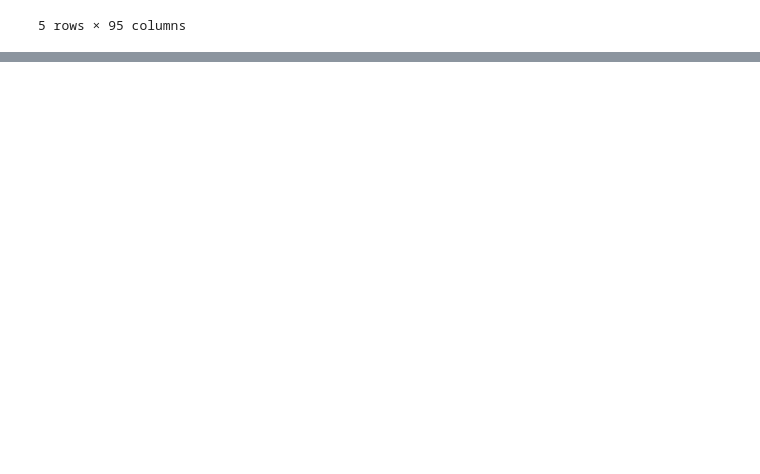
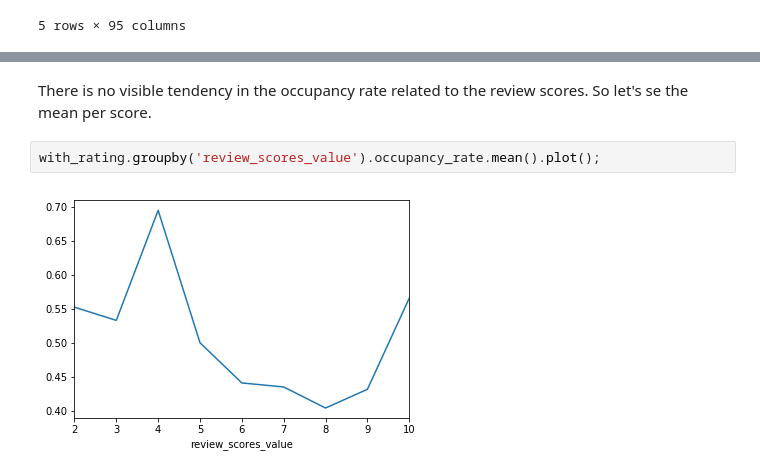
Before and after one commit to diego-rzo/DataScientistNanodegree, a Jupyter notebook: Project_1_Write_a_data_science_blog_post/Project 1.ipynb, the cells around one changed output, grey strips where cells are left out. Drawn from its saved outputs; the diff is of its cells as text; blank space fills up the shorter version.

```diff
--- a/Project_1_Write_a_data_science_blog_post/Project 1.ipynb
+++ b/Project_1_Write_a_data_science_blog_post/Project 1.ipynb
@@ -37,0 +169,6 @@ reviews.head()
+# %% [markdown]
+There is no visible tendency in the occupancy rate related to the review scores. So let's se the mean per score.
+# %%
+with_rating.groupby('review_scores_value').occupancy_rate.mean().plot();
+# %% [output]
+[figure, added]
```
Also changed, not shown: parts of 39 cells of this notebook, 5 other files.
